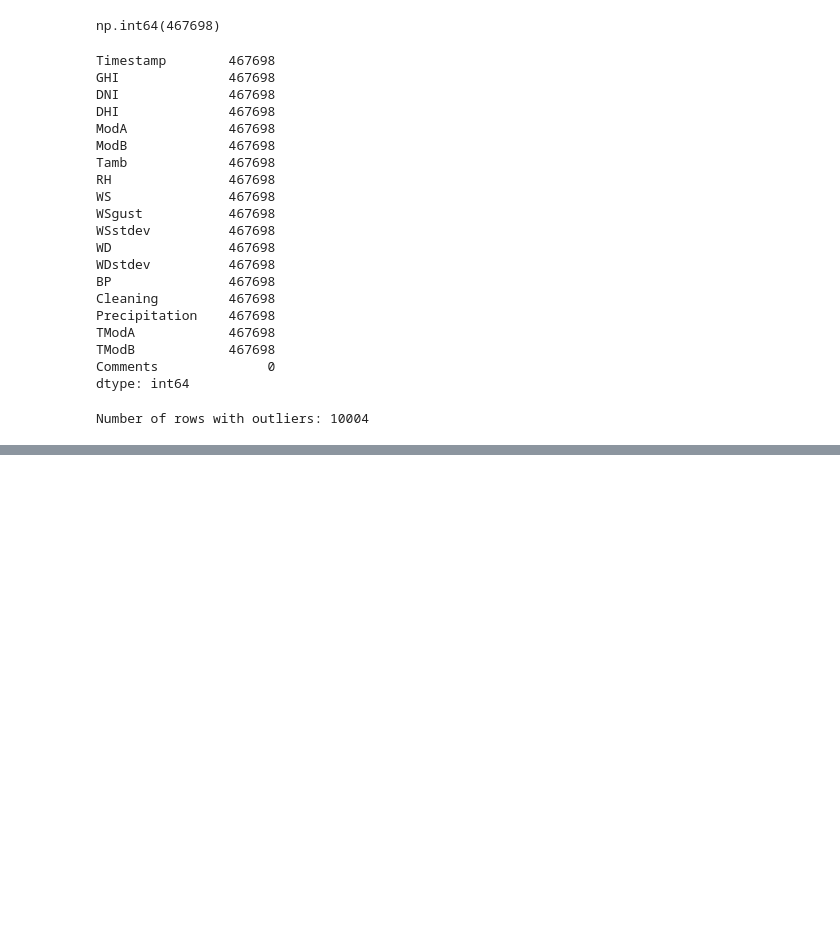
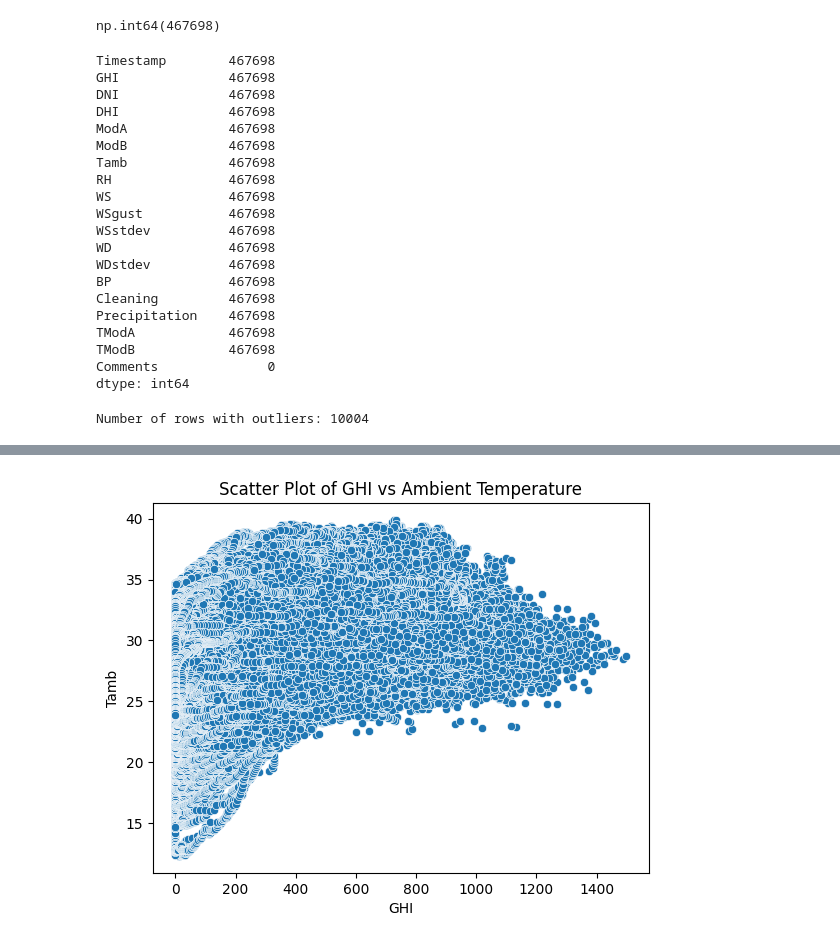
Before and after one commit to abelfx/solar-challenge-week0, a Jupyter notebook: notebooks/sierraleone_eda.ipynb, the cells around one changed output, grey strips where cells are left out. Cells and saved outputs as stored; diff of their text form; code cells hidden in the pictures; blank space fills up the shorter version.

```diff
--- a/notebooks/sierraleone_eda.ipynb
+++ b/notebooks/sierraleone_eda.ipynb
@@ -187,3 +187,10 @@ df_clean.describe() # final clean dataset
 | max | 1145.000000 | 813.000000 | 612.700000 | 1155.000000 | 1114.000000 | 39.900000 | 100.000000 | 5.000000 | 6.700000 | 2.100000 | 360.000000 | ... |
 # %%
 df_clean.to_csv("./data/sierraleone-bumbuna-clean.csv", index=False)
+# %%
+import seaborn as sns
+sns.scatterplot(x='GHI', y='Tamb', data=df)
+plt.title('Scatter Plot of GHI vs Ambient Temperature')
+plt.show()
+# %% [output]
+[figure, added]
```
Also changed, not shown: parts of 4 cells of this notebook.
